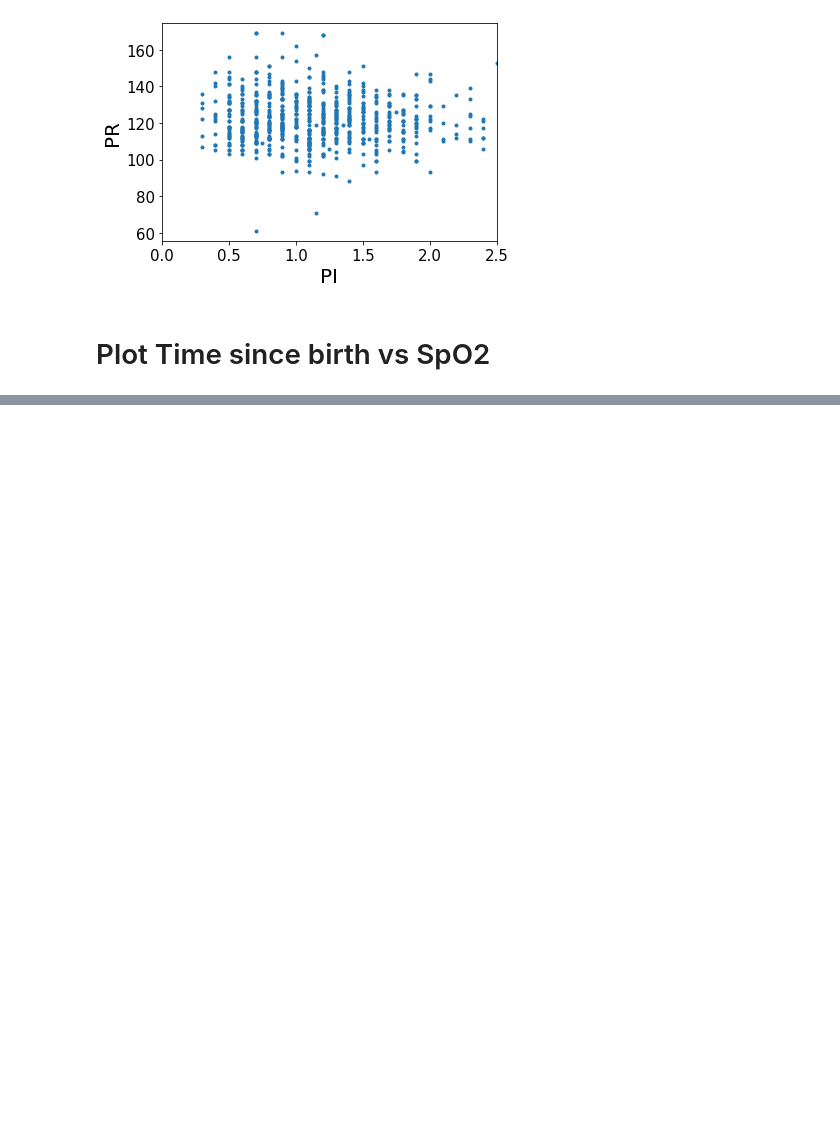
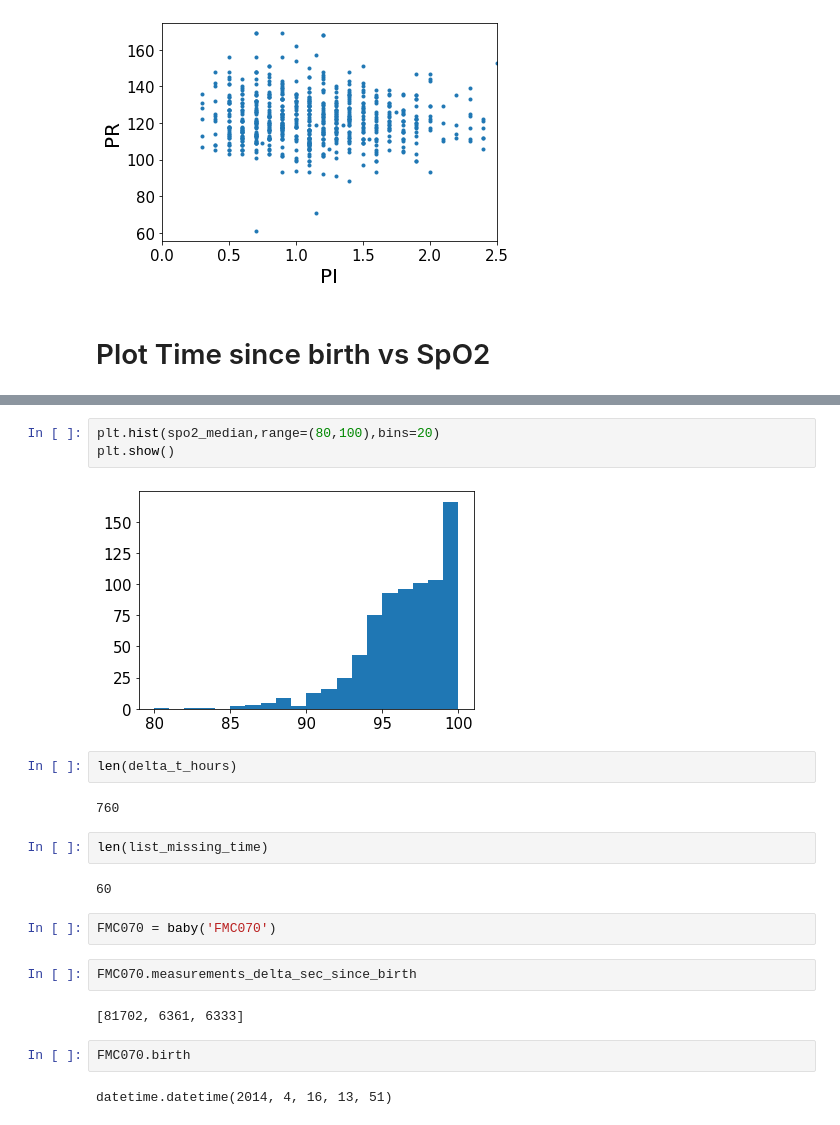
Before and after one commit to shisteve/NHS, a Jupyter notebook: 002_class_baby.ipynb, the cells around one changed output, grey strips where cells are left out. Saved outputs shown, nothing was run; the diff lists cells and outputs as text; blank space fills up the shorter version.

```diff
--- a/002_class_baby.ipynb
+++ b/002_class_baby.ipynb
@@ -1186,0 +1305,23 @@ FMC055.measurements_time
+# %%
+plt.hist(spo2_median,range=(80,100),bins=20)
+plt.show()
+# %% [output]
+[figure, added]
+# %%
+len(delta_t_hours)
+# %% [output]
+760
+# %%
+len(list_missing_time)
+# %% [output]
+60
+# %%
+FMC070 = baby('FMC070')
+# %%
+FMC070.measurements_delta_sec_since_birth
+# %% [output]
+[81702, 6361, 6333]
+# %%
+FMC070.birth
+# %% [output]
+datetime.datetime(2014, 4, 16, 13, 51)
```
Also changed, not shown: parts of 36 cells of this notebook.
